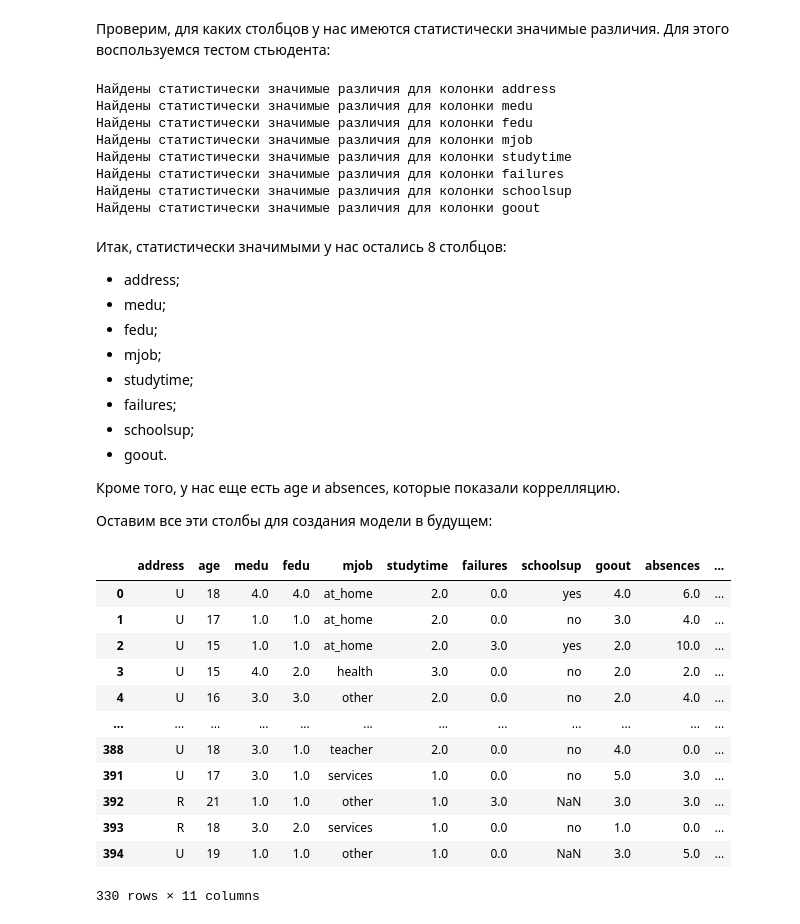
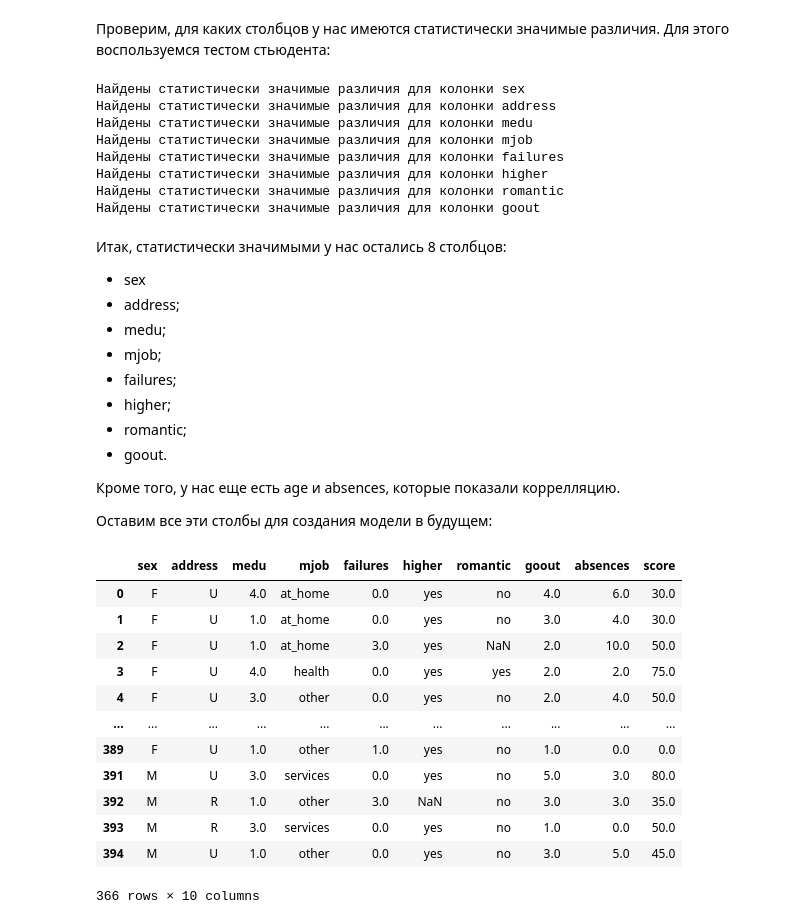
Before and after one commit to mongXXse/skillfactory_rds, a Jupyter notebook: sf_module_2/stud_math.ipynb, the cells around one changed output. Saved outputs shown, nothing was run; the diff lists cells and outputs as text; code cells hidden in the pictures.

```diff
--- a/sf_module_2/stud_math.ipynb
+++ b/sf_module_2/stud_math.ipynb
@@ -879,2 +882,2 @@ df.loc[df.score == 0]
 # %%
-df = df.loc[df.score != 0]
+len(df.loc[df.score == 0])
@@ -978,24 +983,24 @@ for col in df.columns:
     if col not in ignore:
         get_stat_diff(col)
 # %% [output]
+Найдены статистически значимые различия для колонки sex
 Найдены статистически значимые различия для колонки address
 Найдены статистически значимые различия для колонки medu
-Найдены статистически значимые различия для колонки fedu
 Найдены статистически значимые различия для колонки mjob
-Найдены статистически значимые различия для колонки studytime
 Найдены статистически значимые различия для колонки failures
-Найдены статистически значимые различия для колонки schoolsup
+Найдены статистически значимые различия для колонки higher
+Найдены статистически значимые различия для колонки romantic
 Найдены статистически значимые различия для колонки goout
 # %% [markdown]
 Итак, статистически значимыми у нас остались 8 столбцов:
 
+- sex
 - address;
 - medu;
-- fedu;
 - mjob;
-- studytime;
 - failures;
-- schoolsup;
+- higher;
+- romantic;
 - goout.
 
 Кроме того, у нас еще есть age и absences, которые показали коррелляцию.
@@ -1003,34 +1008,33 @@ for col in df.columns:
 Оставим все эти столбы для создания модели в будущем:
 # %%
 df_clean = df.loc[:, [
+    'sex',
     'address',
-    'age',
     'medu',
-    'fedu',
     'mjob',
-    'studytime',
     'failures',
-    'schoolsup',
+    'higher',
+    'romantic',
     'goout',
     'absences',
     'score'
 ]]
 
 df_clean
 # %% [output]
-|  | address | age | medu | fedu | mjob | studytime | failures | schoolsup | goout | absences | ... |
-| 0 | U | 18 | 4.0 | 4.0 | at_home | 2.0 | 0.0 | yes | 4.0 | 6.0 | ... |
-| 1 | U | 17 | 1.0 | 1.0 | at_home | 2.0 | 0.0 | no | 3.0 | 4.0 | ... |
-| 2 | U | 15 | 1.0 | 1.0 | at_home | 2.0 | 3.0 | yes | 2.0 | 10.0 | ... |
-| 3 | U | 15 | 4.0 | 2.0 | health | 3.0 | 0.0 | no | 2.0 | 2.0 | ... |
-| 4 | U | 16 | 3.0 | 3.0 | other | 2.0 | 0.0 | no | 2.0 | 4.0 | ... |
-| ... | ... | ... | ... | ... | ... | ... | ... | ... | ... | ... | ... |
-| 388 | U | 18 | 3.0 | 1.0 | teacher | 2.0 | 0.0 | no | 4.0 | 0.0 | ... |
-| 391 | U | 17 | 3.0 | 1.0 | services | 1.0 | 0.0 | no | 5.0 | 3.0 | ... |
-| 392 | R | 21 | 1.0 | 1.0 | other | 1.0 | 3.0 | NaN | 3.0 | 3.0 | ... |
-| 393 | R | 18 | 3.0 | 2.0 | services | 1.0 | 0.0 | no | 1.0 | 0.0 | ... |
-| 394 | U | 19 | 1.0 | 1.0 | other | 1.0 | 0.0 | NaN | 3.0 | 5.0 | ... |
+|  | sex | address | medu | mjob | failures | higher | romantic | goout | absences | score |
+| 0 | F | U | 4.0 | at_home | 0.0 | yes | no | 4.0 | 6.0 | 30.0 |
+| 1 | F | U | 1.0 | at_home | 0.0 | yes | no | 3.0 | 4.0 | 30.0 |
+| 2 | F | U | 1.0 | at_home | 3.0 | yes | NaN | 2.0 | 10.0 | 50.0 |
+| 3 | F | U | 4.0 | health | 0.0 | yes | yes | 2.0 | 2.0 | 75.0 |
+| 4 | F | U | 3.0 | other | 0.0 | yes | no | 2.0 | 4.0 | 50.0 |
+| ... | ... | ... | ... | ... | ... | ... | ... | ... | ... | ... |
+| 389 | F | U | 1.0 | other | 1.0 | yes | no | 1.0 | 0.0 | 0.0 |
+| 391 | M | U | 3.0 | services | 0.0 | yes | no | 5.0 | 3.0 | 80.0 |
+| 392 | M | R | 1.0 | other | 3.0 | NaN | no | 3.0 | 3.0 | 35.0 |
+| 393 | M | R | 3.0 | services | 0.0 | yes | no | 1.0 | 0.0 | 50.0 |
+| 394 | M | U | 1.0 | other | 0.0 | yes | no | 3.0 | 5.0 | 45.0 |
-330 rows × 11 columns
+366 rows × 10 columns
 # %% [markdown]
 ## Выводы
 
```
Also changed, not shown: parts of 12 cells of this notebook.
